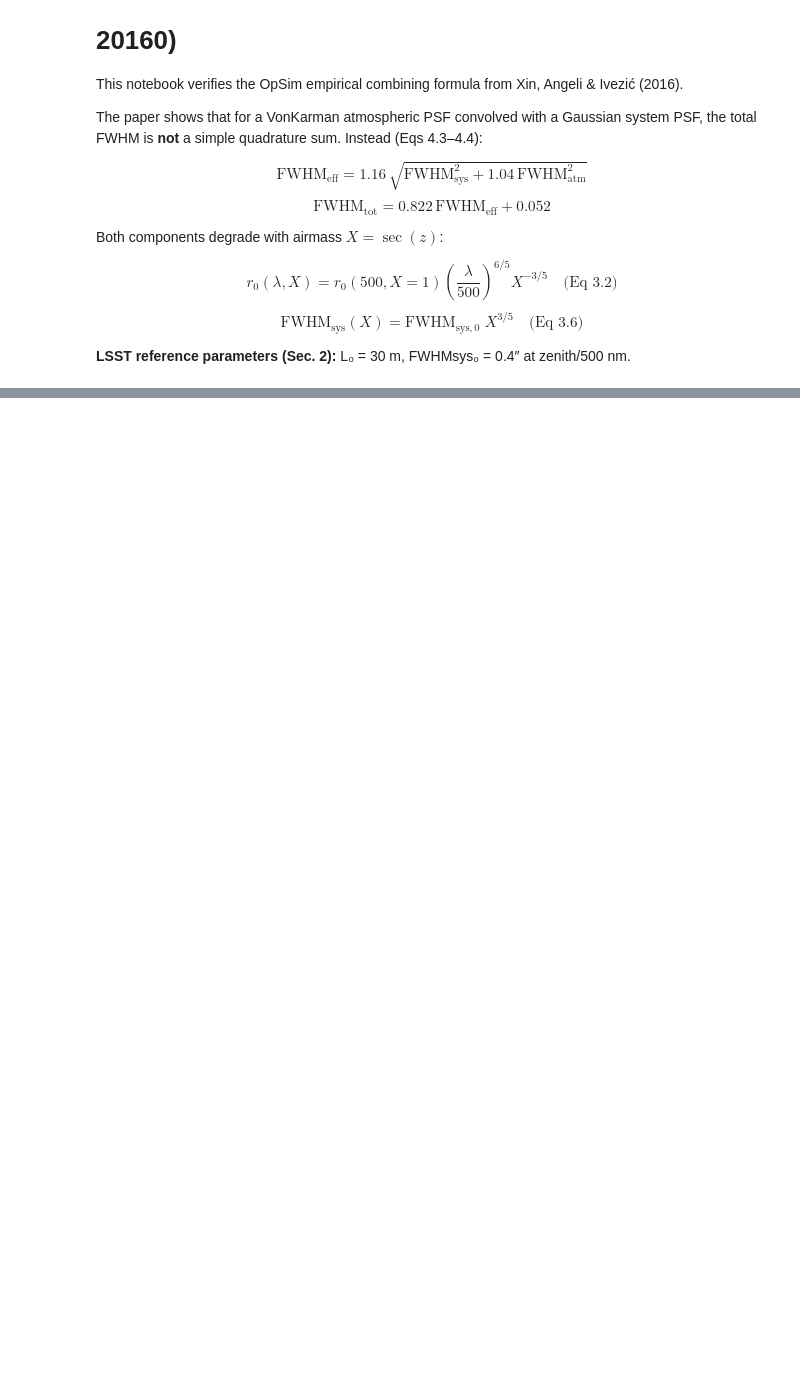
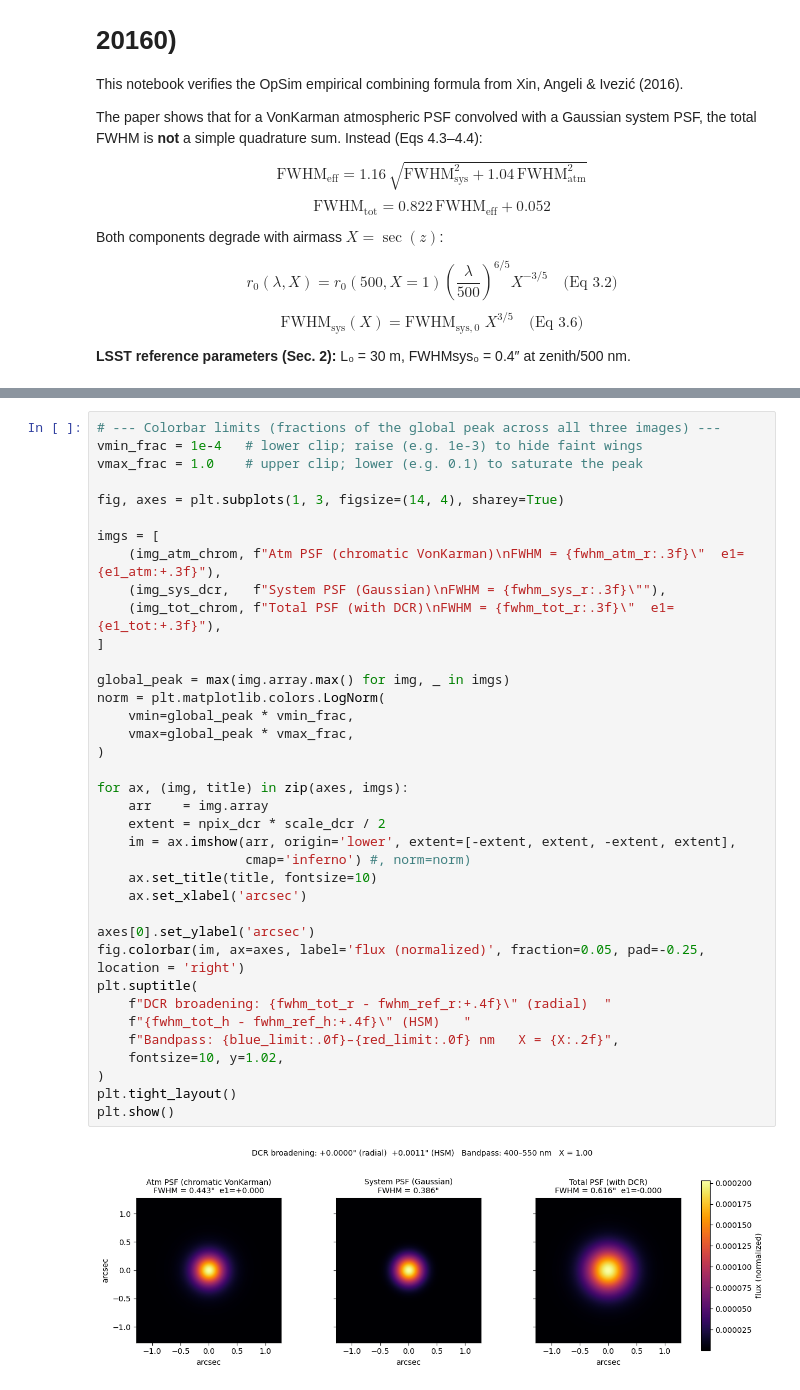
Before and after one commit to LSSTDESC/DifferentialCR, a Jupyter notebook: PSFs.ipynb, the cells around one changed output, grey strips where cells are left out. Drawn from its saved outputs; the diff is of its cells as text; blank space fills up the shorter version.

```diff
--- a/PSFs.ipynb
+++ b/PSFs.ipynb
@@ -196,0 +504,39 @@ plt.show()
+# %%
+# --- Colorbar limits (fractions of the global peak across all three images) ---
+vmin_frac = 1e-4   # lower clip; raise (e.g. 1e-3) to hide faint wings
+vmax_frac = 1.0    # upper clip; lower (e.g. 0.1) to saturate the peak
+
+fig, axes = plt.subplots(1, 3, figsize=(14, 4), sharey=True)
+
+imgs = [
+    (img_atm_chrom, f"Atm PSF (chromatic VonKarman)\nFWHM = {fwhm_atm_r:.3f}\"  e1={e1_atm:+.3f}"),
+    (img_sys_dcr,   f"System PSF (Gaussian)\nFWHM = {fwhm_sys_r:.3f}\""),
+    (img_tot_chrom, f"Total PSF (with DCR)\nFWHM = {fwhm_tot_r:.3f}\"  e1={e1_tot:+.3f}"),
+]
+
+global_peak = max(img.array.max() for img, _ in imgs)
+norm = plt.matplotlib.colors.LogNorm(
+    vmin=global_peak * vmin_frac,
+    vmax=global_peak * vmax_frac,
+)
+
+for ax, (img, title) in zip(axes, imgs):
+    arr    = img.array
+    extent = npix_dcr * scale_dcr / 2
+    im = ax.imshow(arr, origin='lower', extent=[-extent, extent, -extent, extent],
+                   cmap='inferno') #, norm=norm)
+    ax.set_title(title, fontsize=10)
+    ax.set_xlabel('arcsec')
+
+axes[0].set_ylabel('arcsec')
+fig.colorbar(im, ax=axes, label='flux (normalized)', fraction=0.05, pad=-0.25, location = 'right')
+plt.suptitle(
+    f"DCR broadening: {fwhm_tot_r - fwhm_ref_r:+.4f}\" (radial)  "
+    f"{fwhm_tot_h - fwhm_ref_h:+.4f}\" (HSM)   "
+    f"Bandpass: {blue_limit:.0f}–{red_limit:.0f} nm   X = {X:.2f}",
+    fontsize=10, y=1.02,
+)
+plt.tight_layout()
+plt.show()
+# %% [output]
+[figure, added]
```
Also changed, not shown: parts of 11 cells of this notebook, 4 other files.
